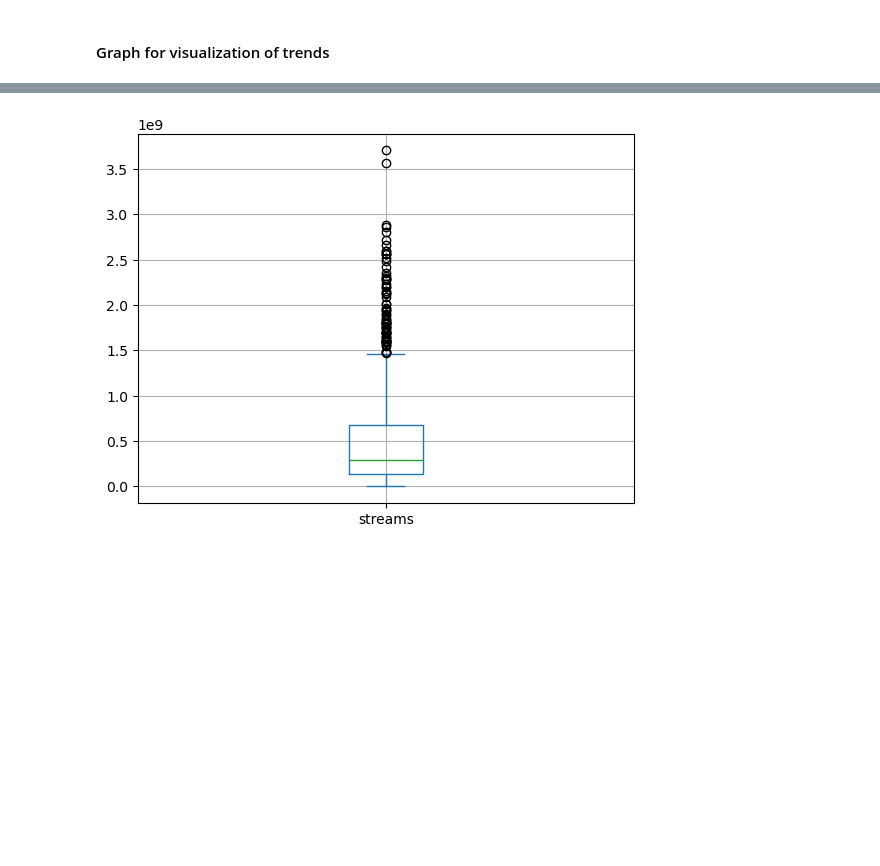
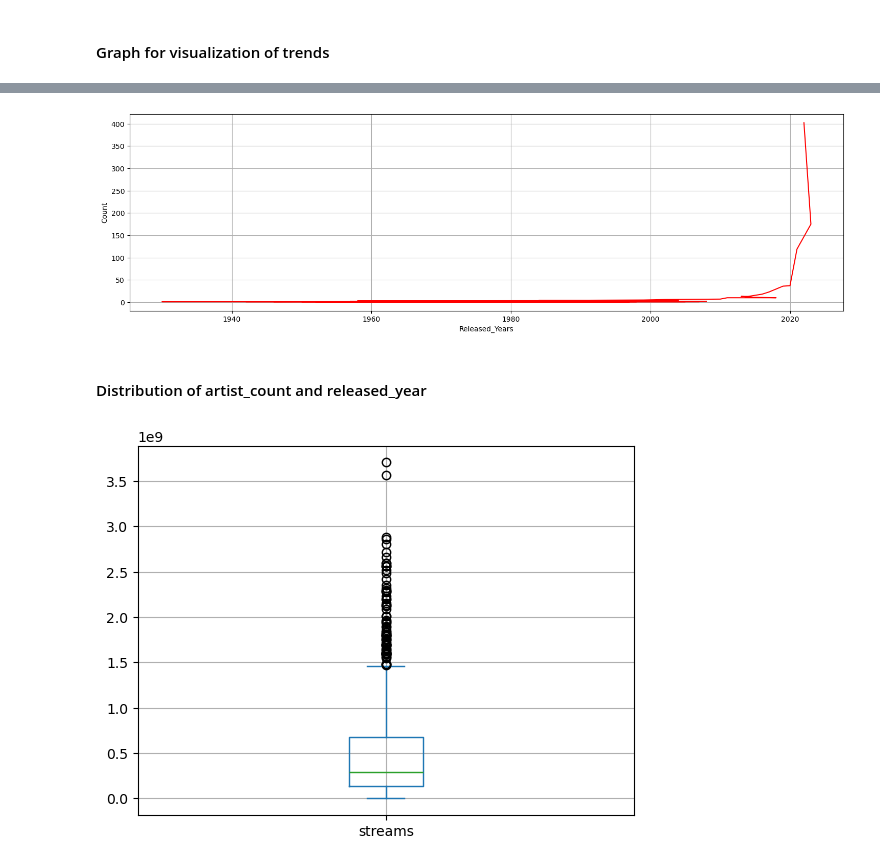
Before and after one commit to MychoTormes/Incentives, a Jupyter notebook: Exploratory Data Analysis.ipynb, the cells around one changed output, grey strips where cells are left out. Cells and saved outputs as stored; diff of their text form; code cells hidden in the pictures; blank space fills up the shorter version.

```diff
--- a/Exploratory Data Analysis.ipynb
+++ b/Exploratory Data Analysis.ipynb
@@ -102,0 +118,4 @@ s
+# %%
+sa = s['released_year'].value_counts()
+saa = pd.DataFrame(sa, columns=['count'])
+saa
@@ -137,3 +202,14 @@ plt.show()
+# %%
+plt.figure(figsize=(18,5))
+saa['count'].plot(kind='line', color='red', legend=False)
+plt.xlabel('Released_Years')
+plt.ylabel('Count')
+plt.grid()
+plt.show()
+# %% [output]
+[figure, added]
+# %% [markdown]
+#### Distribution of artist_count and released_year
 # %%
 x.plot.box(column = 'streams')
 plt.grid()
```
Also changed, not shown: parts of 8 cells of this notebook, 1 other file.
